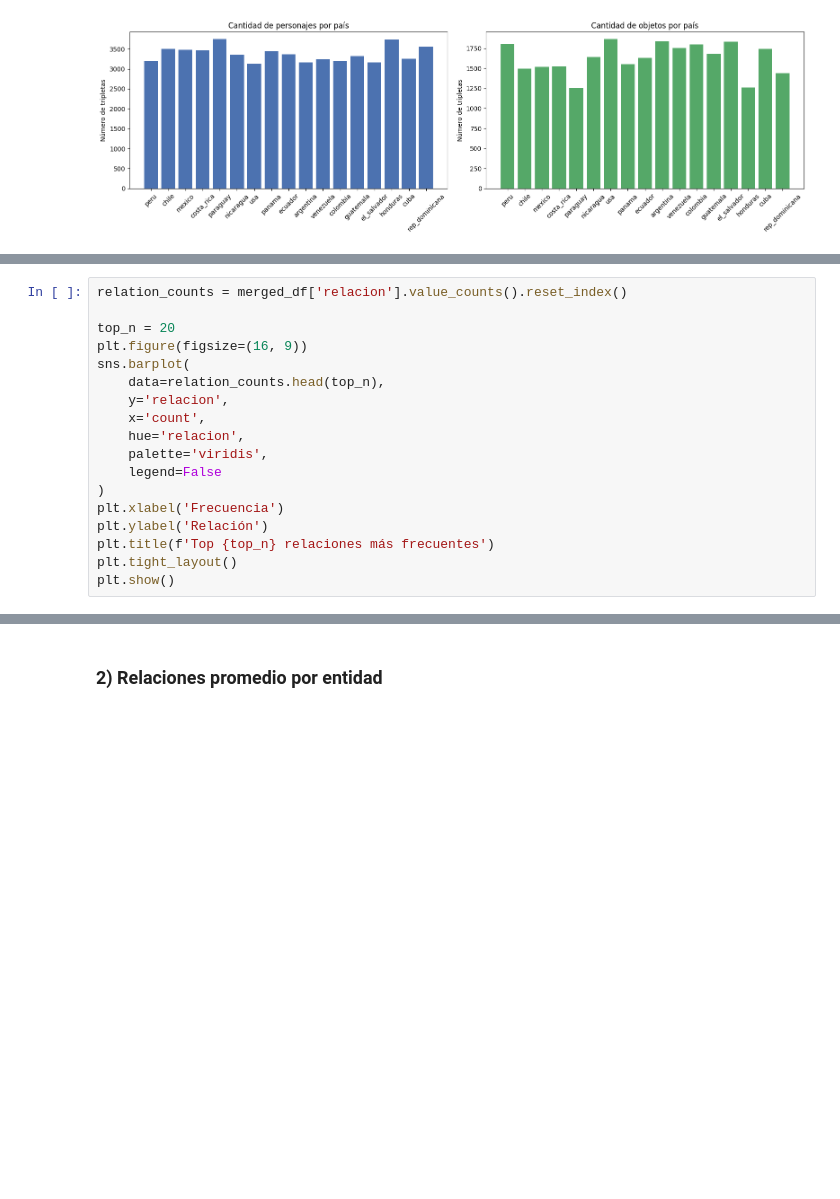
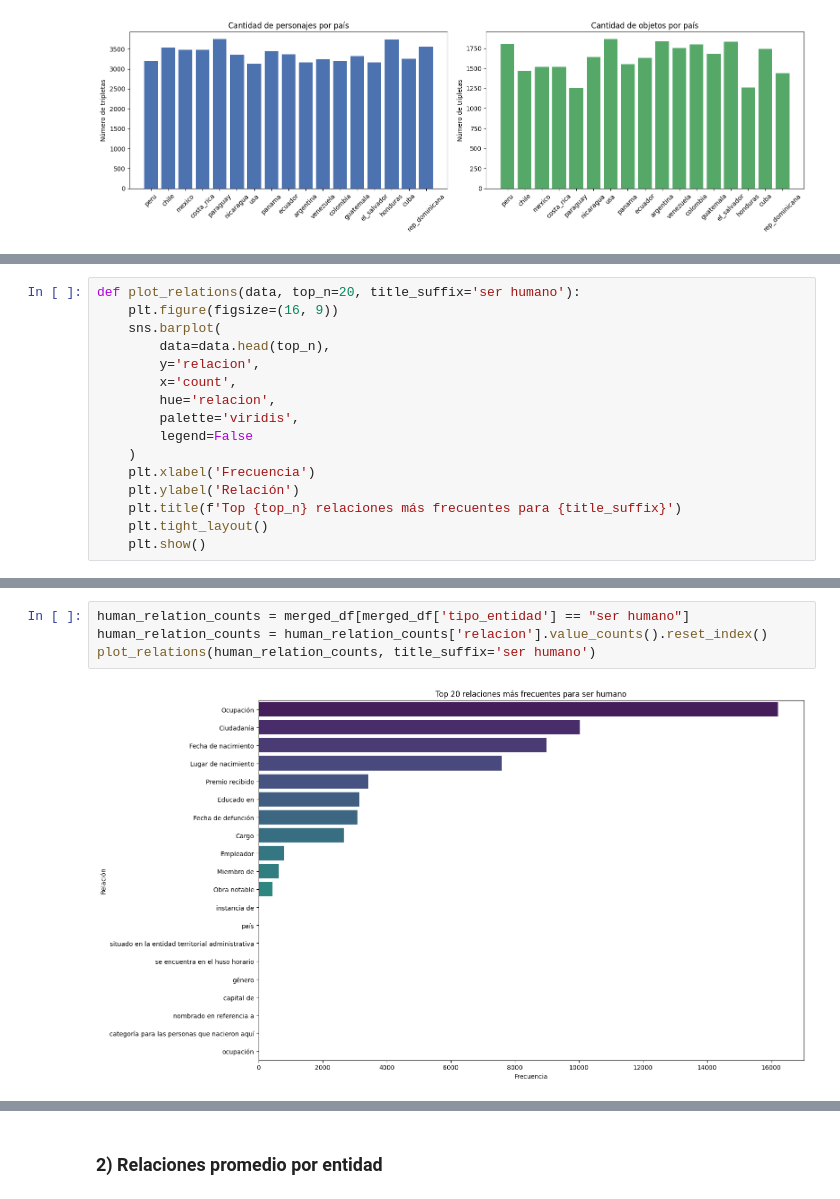
Before and after one commit to JuanHernandez-uc/Proyecto-IA-Gen, a Jupyter notebook: Analisis de datos/analisis_exploratorio.ipynb, the cells around one changed output, grey strips where cells are left out. Cells and saved outputs as stored; diff of their text form; blank space fills up the shorter version.

```diff
--- a/Analisis de datos/analisis_exploratorio.ipynb
+++ b/Analisis de datos/analisis_exploratorio.ipynb
@@ -79,18 +81,16 @@ plt.show()
 # %%
-relation_counts = merged_df['relacion'].value_counts().reset_index()
-
-top_n = 20
-plt.figure(figsize=(16, 9))
-sns.barplot(
-    data=relation_counts.head(top_n),
-    y='relacion',
-    x='count',
-    hue='relacion',
-    palette='viridis',
-    legend=False
-)
-plt.xlabel('Frecuencia')
-plt.ylabel('Relación')
-plt.title(f'Top {top_n} relaciones más frecuentes')
-plt.tight_layout()
-plt.show()
+def plot_relations(data, top_n=20, title_suffix='ser humano'):
+    plt.figure(figsize=(16, 9))
+    sns.barplot(
+        data=data.head(top_n),
+        y='relacion',
+        x='count',
+        hue='relacion',
+        palette='viridis',
+        legend=False
+    )
+    plt.xlabel('Frecuencia')
+    plt.ylabel('Relación')
+    plt.title(f'Top {top_n} relaciones más frecuentes para {title_suffix}')
+    plt.tight_layout()
+    plt.show()
@@ -98,0 +103,6 @@ plt.show()
+# %%
+human_relation_counts = merged_df[merged_df['tipo_entidad'] == "ser humano"]
+human_relation_counts = human_relation_counts['relacion'].value_counts().reset_index()
+plot_relations(human_relation_counts, title_suffix='ser humano')
+# %% [output]
+[figure, added]
```
Also changed, not shown: parts of 11 cells of this notebook.
